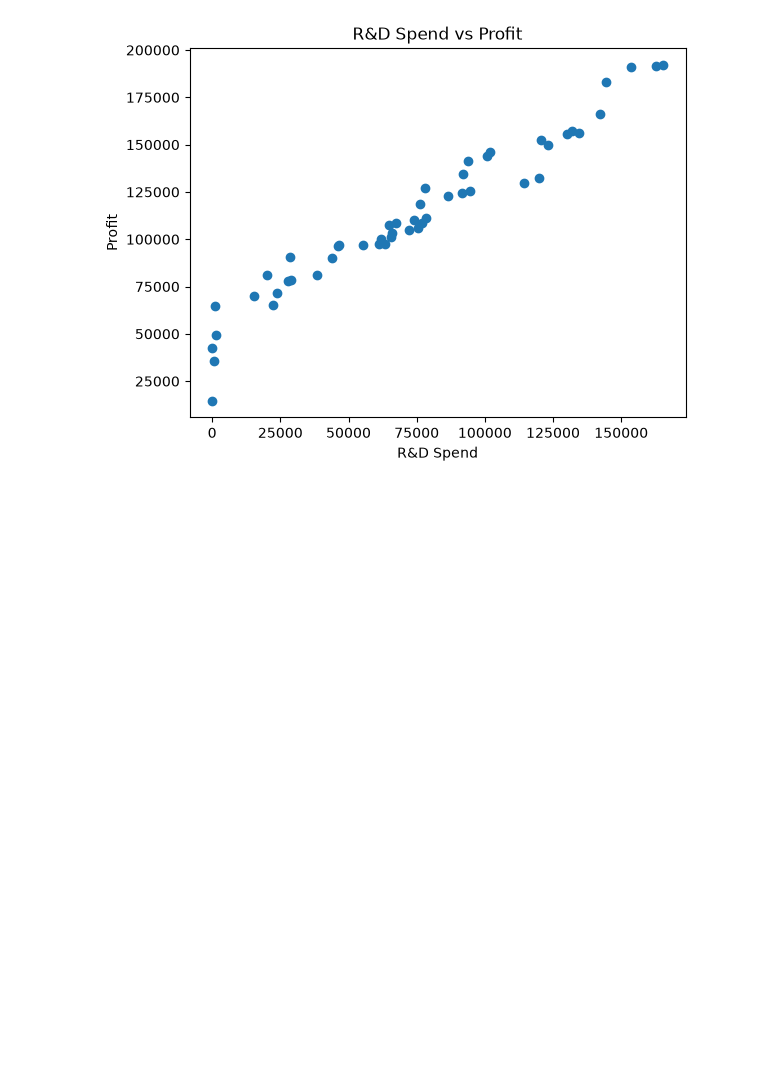
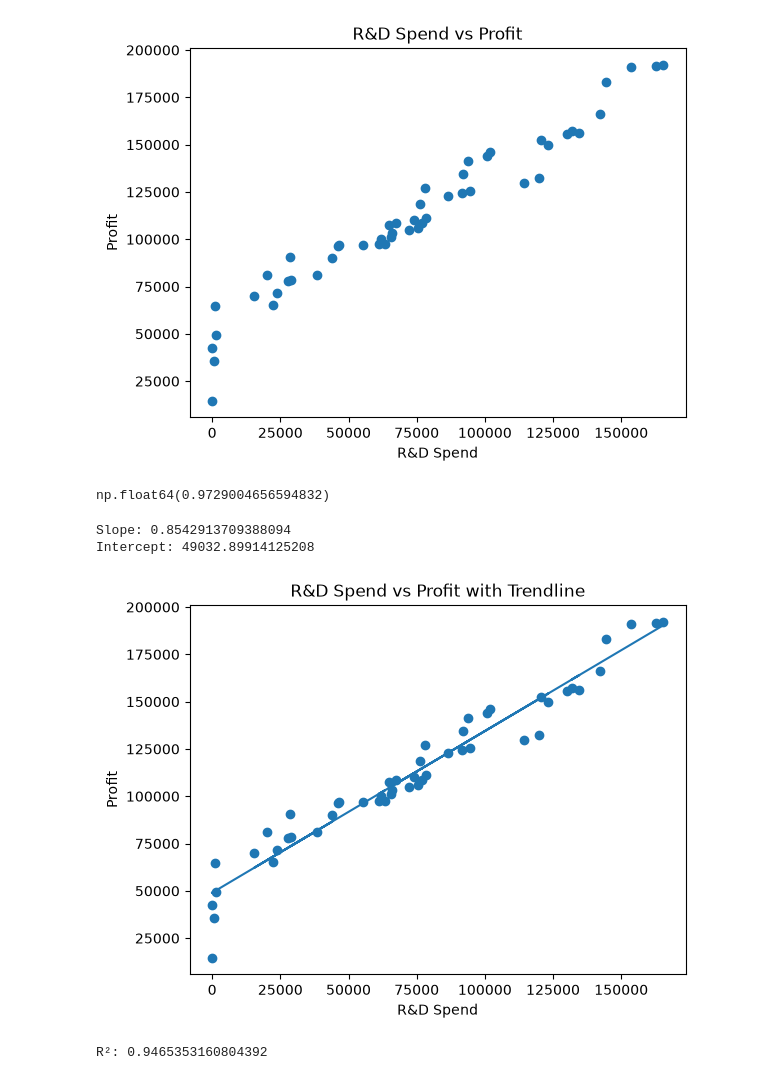
Before and after one commit to jayaranjan2004/Startup-Profit-Analysis, a Jupyter notebook: Data/profit_analysis.ipynb, the cells around one changed output. Saved outputs shown, nothing was run; the diff lists cells and outputs as text; code cells hidden in the pictures; blank space fills up the shorter version.

```diff
--- a/Data/profit_analysis.ipynb
+++ b/Data/profit_analysis.ipynb
@@ -85,3 +83,7 @@ plt.title("R&D Spend vs Profit")
 plt.show()
 # %% [output]
 [figure]
+# %%
+df["R&D Spend"].corr(df["Profit"])
+# %% [output]
+np.float64(0.9729004656594832)
@@ -87,0 +92,29 @@ plt.show()
+# %%
+slope, intercept = np.polyfit(df["R&D Spend"], df["Profit"], 1)
+
+print("Slope:", slope)
+print("Intercept:", intercept)
+# %% [output]
+Slope: 0.8542913709388094
+Intercept: 49032.89914125208
+# %%
+x = df["R&D Spend"]
+
+y_pred = slope * x + intercept
+
+plt.scatter(df["R&D Spend"], df["Profit"])
+plt.plot(x, y_pred)
+
+plt.xlabel("R&D Spend")
+plt.ylabel("Profit")
+plt.title("R&D Spend vs Profit with Trendline")
+
+plt.show()
+# %% [output]
+[figure, added]
+# %%
+r_squared = np.corrcoef(df["R&D Spend"], df["Profit"])[0, 1] ** 2
+
+print("R²:", r_squared)
+# %% [output]
+R²: 0.9465353160804392
```
Also changed, not shown: parts of 7 cells of this notebook.
